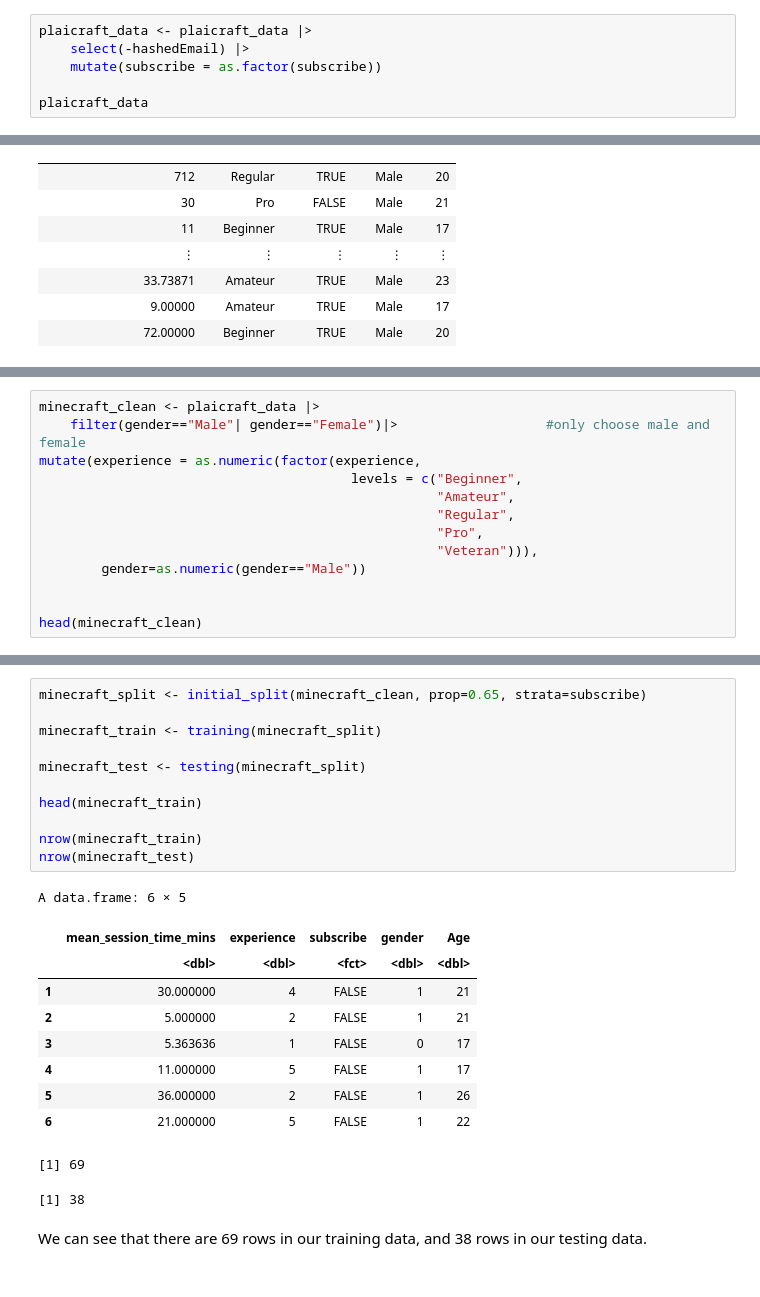
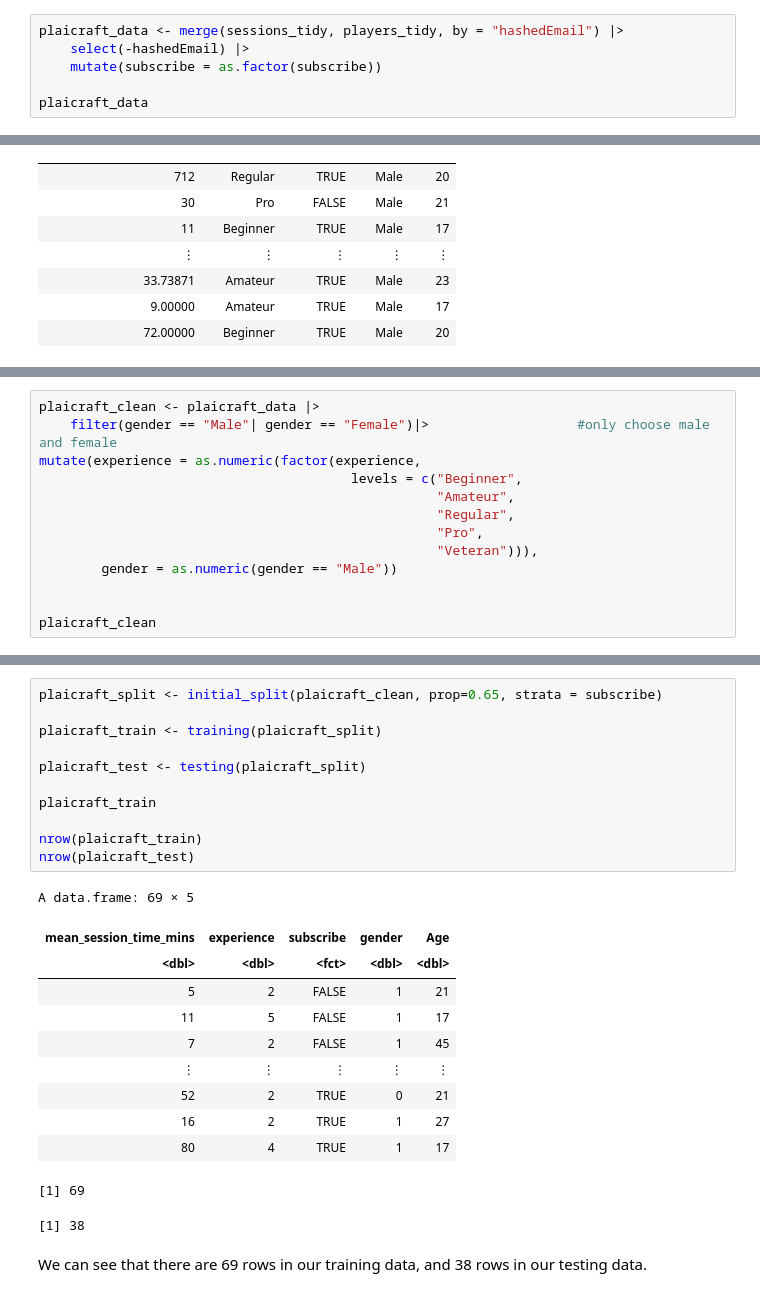
Before and after one commit to sarahmontgomery04/dsci-100-2025w2-group-13, a Jupyter notebook: Project Final Report.ipynb, the cells around one changed output, grey strips where cells are left out. Drawn from its saved outputs; the diff is of its cells as text.

```diff
--- a/Project Final Report.ipynb
+++ b/Project Final Report.ipynb
@@ -180,5 +166,5 @@ We start by removing the column `hashedEmail` from the dataset using the `select
 # %%
-plaicraft_data <- plaicraft_data |>
+plaicraft_data <- merge(sessions_tidy, players_tidy, by = "hashedEmail") |>
     select(-hashedEmail) |>
     mutate(subscribe = as.factor(subscribe))
 
@@ -213,14 +197,14 @@ Finally, we use `head(minecraft_clean)` to display the first few rows of the cle
 # %%
-minecraft_clean <- plaicraft_data |>
-    filter(gender=="Male"| gender=="Female")|>                   #only choose male and female
+plaicraft_clean <- plaicraft_data |>
+    filter(gender == "Male"| gender == "Female")|>                   #only choose male and female
 mutate(experience = as.numeric(factor(experience,
                                         levels = c("Beginner",
                                                    "Amateur",
                                                    "Regular",
                                                    "Pro",
                                                    "Veteran"))),
-        gender=as.numeric(gender=="Male"))
+        gender = as.numeric(gender == "Male"))
 
 
-head(minecraft_clean)
+plaicraft_clean
 # %% [output]
@@ -249,26 +234,27 @@ Finally, we use `head(minecraft_train)` to display the first few rows of the tra
 
 This split ensures that our model learns from a representative portion of the dataset while keeping a separate set for unbiased performance evaluation.
 # %%
-minecraft_split <- initial_split(minecraft_clean, prop=0.65, strata=subscribe)
+plaicraft_split <- initial_split(plaicraft_clean, prop=0.65, strata = subscribe)
 
-minecraft_train <- training(minecraft_split)
+plaicraft_train <- training(plaicraft_split)
 
-minecraft_test <- testing(minecraft_split)
+plaicraft_test <- testing(plaicraft_split)
 
-head(minecraft_train)
+plaicraft_train
 
-nrow(minecraft_train)
-nrow(minecraft_test)
+nrow(plaicraft_train)
+nrow(plaicraft_test)
 # %% [output]
-A data.frame: 6 × 5
+A data.frame: 69 × 5
-|  | mean_session_time_mins | experience | subscribe | gender | Age |
-|  | <dbl> | <dbl> | <fct> | <dbl> | <dbl> |
-| 1 | 30.000000 | 4 | FALSE | 1 | 21 |
-| 2 | 5.000000 | 2 | FALSE | 1 | 21 |
-| 3 | 5.363636 | 1 | FALSE | 0 | 17 |
-| 4 | 11.000000 | 5 | FALSE | 1 | 17 |
-| 5 | 36.000000 | 2 | FALSE | 1 | 26 |
-| 6 | 21.000000 | 5 | FALSE | 1 | 22 |
+| mean_session_time_mins | experience | subscribe | gender | Age |
+| <dbl> | <dbl> | <fct> | <dbl> | <dbl> |
+| 5 | 2 | FALSE | 1 | 21 |
+| 11 | 5 | FALSE | 1 | 17 |
+| 7 | 2 | FALSE | 1 | 45 |
+| ⋮ | ⋮ | ⋮ | ⋮ | ⋮ |
+| 52 | 2 | TRUE | 0 | 21 |
+| 16 | 2 | TRUE | 1 | 27 |
+| 80 | 4 | TRUE | 1 | 17 |
 [1] 69
 [1] 38
 # %% [markdown]
```
Also changed, not shown: parts of 26 cells of this notebook.
